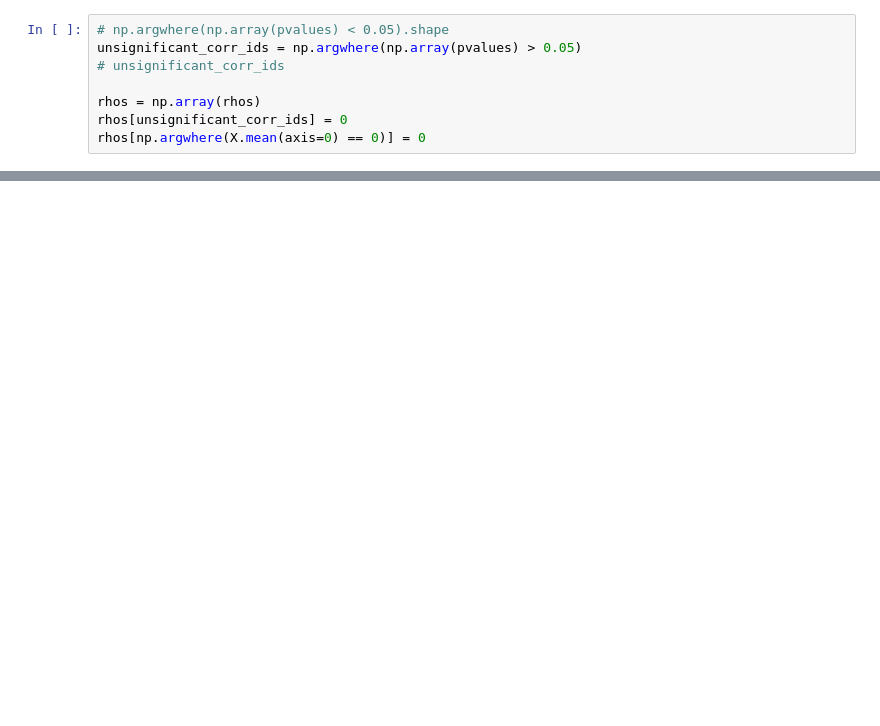
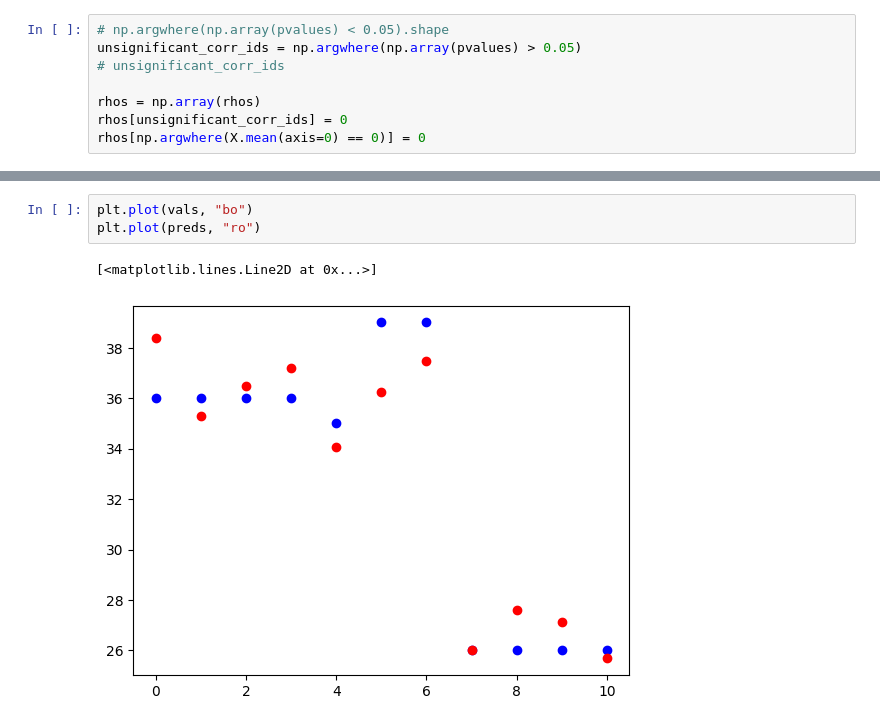
Before and after one commit to zodelheim/sea-infer-rna-seq, a Jupyter notebook: notebooks/AgePredictionTest.ipynb, the cells around one changed output, grey strips where cells are left out. Saved outputs shown, nothing was run; the diff lists cells and outputs as text; blank space fills up the shorter version.

```diff
--- a/notebooks/AgePredictionTest.ipynb
+++ b/notebooks/AgePredictionTest.ipynb
@@ -145,0 +253,6 @@ Name: ENST00000339468.8, dtype: float32
+# %%
+plt.plot(vals, "bo")
+plt.plot(preds, "ro")
+# %% [output]
+[<matplotlib.lines.Line2D at 0x...>]
+[figure, added]
```
Also changed, not shown: parts of 16 cells of this notebook.
